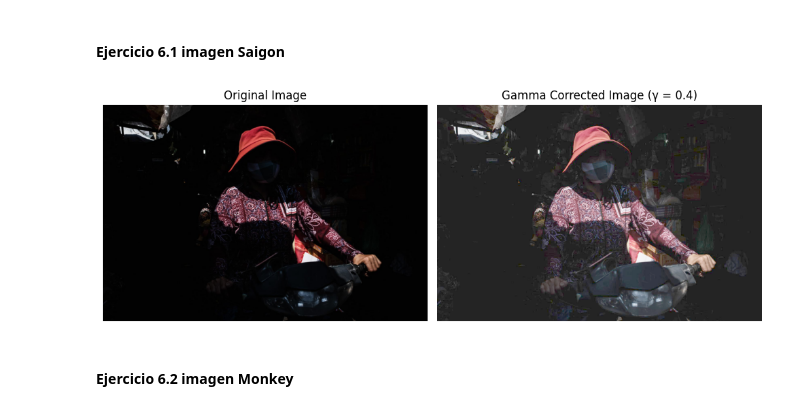
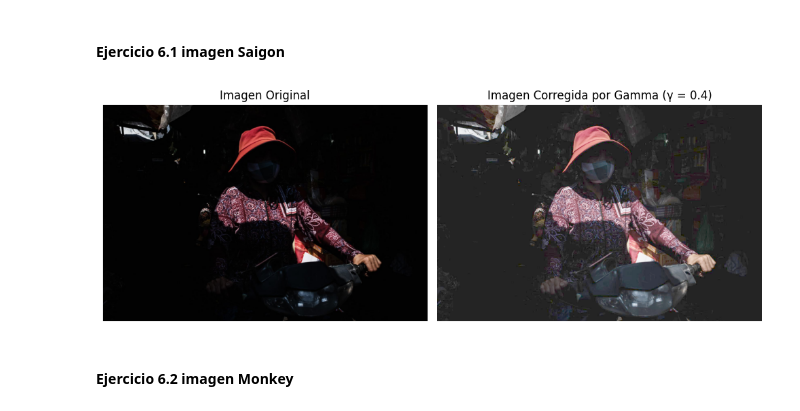
Before and after one commit to Jack200133/ImageProcessing_LAB1_ComputerVision, a Jupyter notebook: Ejercicio6.ipynb, the cells around one changed output. Saved outputs shown, nothing was run; the diff lists cells and outputs as text; code cells hidden in the pictures.

```diff
--- a/Ejercicio6.ipynb
+++ b/Ejercicio6.ipynb
@@ -3,49 +3,54 @@
 # %%
 from PIL import Image
 import numpy as np
 import matplotlib.pyplot as plt
 
-# Load the image from the file
-image_path = './imgs/saigon.jpeg'
-image = Image.open(image_path)  # Keep the image in color
-image_array = np.array(image)
+# Cargar la imagen desde un archivo
+image_path = './imgs/saigon.jpeg'  # Ruta de la imagen
+image = Image.open(image_path)  # Abrir la imagen usando PIL
+image_array = np.array(image)  # Convertir la imagen a un array de numpy
 
 def gamma_transformation(image_array, gamma):
-    # Normalize the pixel values to [0, 1]
+    """
+    Aplica una transformación de gamma a la imagen.
+
+    :param image_array: Array de numpy con los datos de la imagen.
+    :param gamma: Valor de gamma para la transformación.
+    :return: Imagen transformada como un array de numpy.
+    """
+    # Normalizar los valores de píxeles a [0, 1]
     normalized_image = image_array / 255.0
 
-    # Apply gamma correction
+    # Aplicar corrección de gamma
     gamma_corrected = normalized_image ** gamma
 
-    # Convert back to [0, 255]
+    # Convertir de vuelta a [0, 255] y a entero de 8 bits
     gamma_corrected_image = np.uint8(gamma_corrected * 255)
 
     return gamma_corrected_image
 
-# Apply gamma transformation to the image array
-gamma_value = 0.4  # Example gamma value; you can adjust this as needed
+# Definir un valor de gamma (En este caso se aplica un valor < 1 para aclarar la imagen)
+gamma_value = 0.4
+
+# Aplicar transformación de gamma a la imagen
 image_gamma_corrected = gamma_transformation(image_array, gamma_value)
 
-# Convert the gamma-corrected array back to an image
+# Convertir el array corregido por gamma de nuevo a una imagen
 image_gamma_corrected_pil = Image.fromarray(image_gamma_corrected)
 
-# Display the original and gamma-corrected images side by side for comparison
+# Mostrar la imagen original y la imagen corregida por gamma
 fig, axes = plt.subplots(1, 2, figsize=(10, 5))
-
-# Original image
-axes[0].imshow(image)
-axes[0].set_title('Original Image')
+axes[0].imshow(image)  # Imagen original
+axes[0].set_title('Imagen Original')
 axes[0].axis('off')
 
-# Gamma-corrected image
-axes[1].imshow(image_gamma_corrected_pil)
-axes[1].set_title(f'Gamma Corrected Image (γ = {gamma_value})')
+axes[1].imshow(image_gamma_corrected_pil)  # Imagen corregida por gamma
+axes[1].set_title(f'Imagen Corregida por Gamma (γ = {gamma_value})')
 axes[1].axis('off')
 
-# Adjust layout and display the plot
 plt.tight_layout()
 plt.show()
 # %% [output]
-[figure, old version]
+[figure, new version]
 # %% [markdown]
 #### Ejercicio 6.2 imagen Monkey
```
Also changed, not shown: parts of 4 cells of this notebook.
